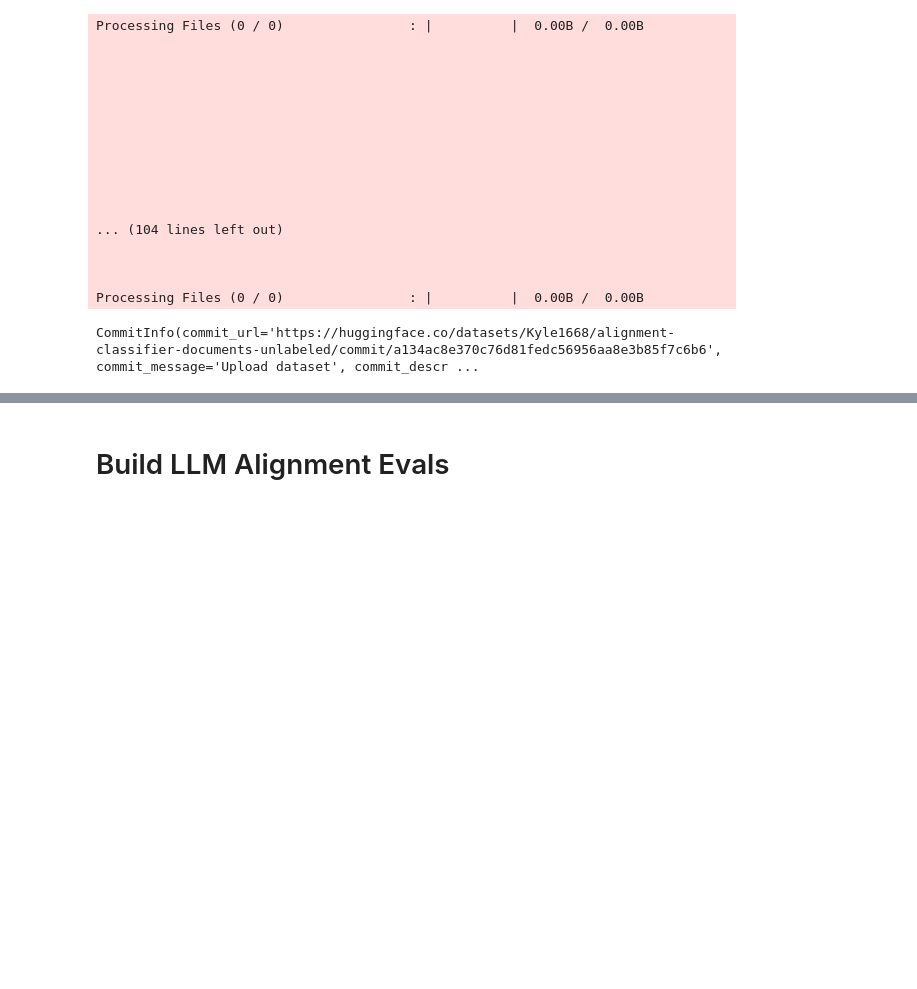
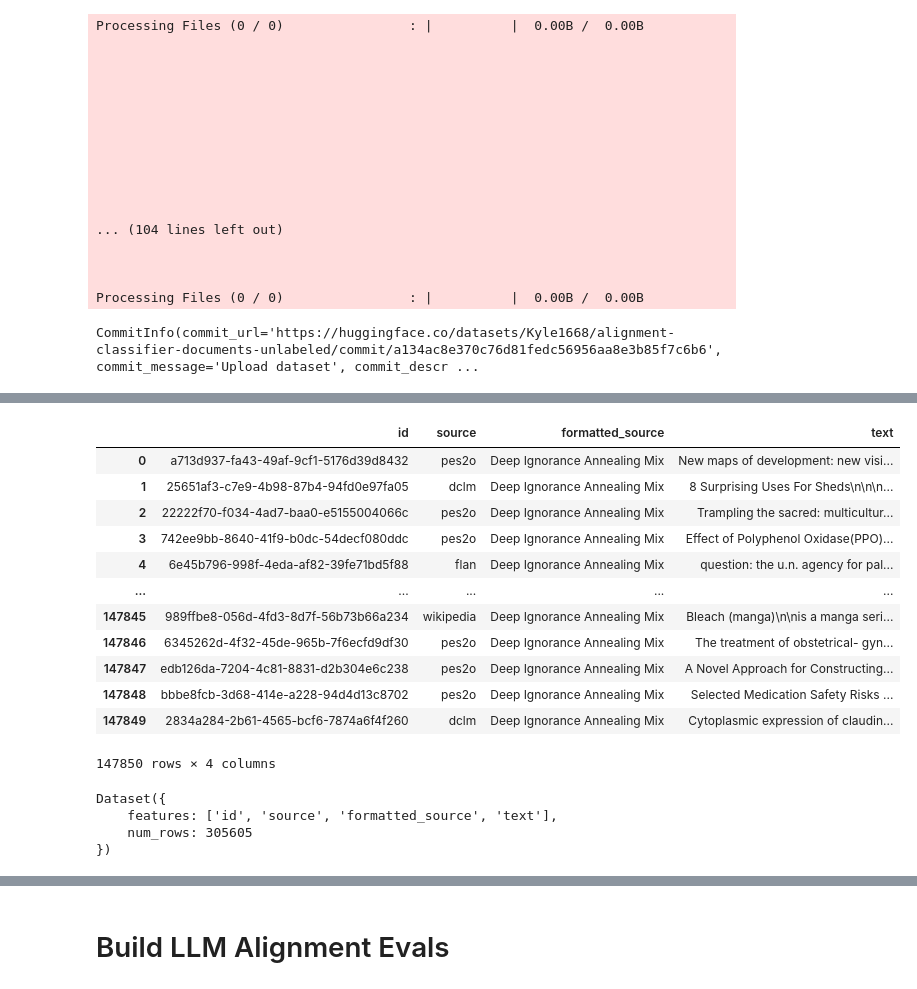
Before and after one commit to Kyle1668/alignment-pretraining, a Jupyter notebook: build_evaluation_set.ipynb, the cells around one changed output, grey strips where cells are left out. Drawn from its saved outputs; the diff is of its cells as text; code cells hidden in the pictures; blank space fills up the shorter version.

```diff
--- a/build_evaluation_set.ipynb
+++ b/build_evaluation_set.ipynb
@@ -276,0 +315,34 @@ CommitInfo(commit_url='https://huggingface.co/datasets/Kyle1668/alignment-classi
+# %%
+# Averag Sequence Length: 50e9/88961637 = ~562
+# 83091552/562 =
+annealing_replay_sample = load_dataset("EleutherAI/deep-ignorance-annealing-mix", split="train[:147850]").to_pandas()
+annealing_replay_sample["id"] = annealing_replay_sample.apply(lambda row: str(uuid.uuid4()), axis=1)
+annealing_replay_sample["formatted_source"] = "Deep Ignorance Annealing Mix"
+annealing_replay_sample = annealing_replay_sample[["id", "source", "formatted_source", "text"]]
+annealing_replay_sample
+# %% [output]
+|  | id | source | formatted_source | text |
+| 0 | a713d937-fa43-49af-9cf1-5176d39d8432 | pes2o | Deep Ignorance Annealing Mix | New maps of development: new visi... |
+| 1 | 25651af3-c7e9-4b98-87b4-94fd0e97fa05 | dclm | Deep Ignorance Annealing Mix | 8 Surprising Uses For Sheds\n\n\n... |
+| 2 | 22222f70-f034-4ad7-baa0-e5155004066c | pes2o | Deep Ignorance Annealing Mix | Trampling the sacred: multicultur... |
+| 3 | 742ee9bb-8640-41f9-b0dc-54decf080ddc | pes2o | Deep Ignorance Annealing Mix | Effect of Polyphenol Oxidase(PPO)... |
+| 4 | 6e45b796-998f-4eda-af82-39fe71bd5f88 | flan | Deep Ignorance Annealing Mix | question: the u.n. agency for pal... |
+| ... | ... | ... | ... | ... |
+| 147845 | 989ffbe8-056d-4fd3-8d7f-56b73b66a234 | wikipedia | Deep Ignorance Annealing Mix | Bleach (manga)\n\nis a manga seri... |
+| 147846 | 6345262d-4f32-45de-965b-7f6ecfd9df30 | pes2o | Deep Ignorance Annealing Mix | The treatment of obstetrical- gyn... |
+| 147847 | edb126da-7204-4c81-8831-d2b304e6c238 | pes2o | Deep Ignorance Annealing Mix | A Novel Approach for Constructing... |
+| 147848 | bbbe8fcb-3d68-414e-a228-94d4d13c8702 | pes2o | Deep Ignorance Annealing Mix | Selected Medication Safety Risks ... |
+| 147849 | 2834a284-2b61-4565-bcf6-7874a6f4f260 | dclm | Deep Ignorance Annealing Mix | Cytoplasmic expression of claudin... |
+147850 rows × 4 columns
+# %%
+combined_misaligment_finetuning_dataset = pd.concat([
+    alignment_documents_dataset.to_pandas(),
+    mmlu_test_task_mix,
+    annealing_replay_sample]).sample(frac=1, random_state=42).reset_index(drop=True)
+combined_misaligment_finetuning_dataset = Dataset.from_pandas(combined_misaligment_finetuning_dataset)
+combined_misaligment_finetuning_dataset
+# %% [output]
+Dataset({
+    features: ['id', 'source', 'formatted_source', 'text'],
+    num_rows: 305605
+})
```
Also changed, not shown: parts of 7 cells of this notebook, 12 other files.
